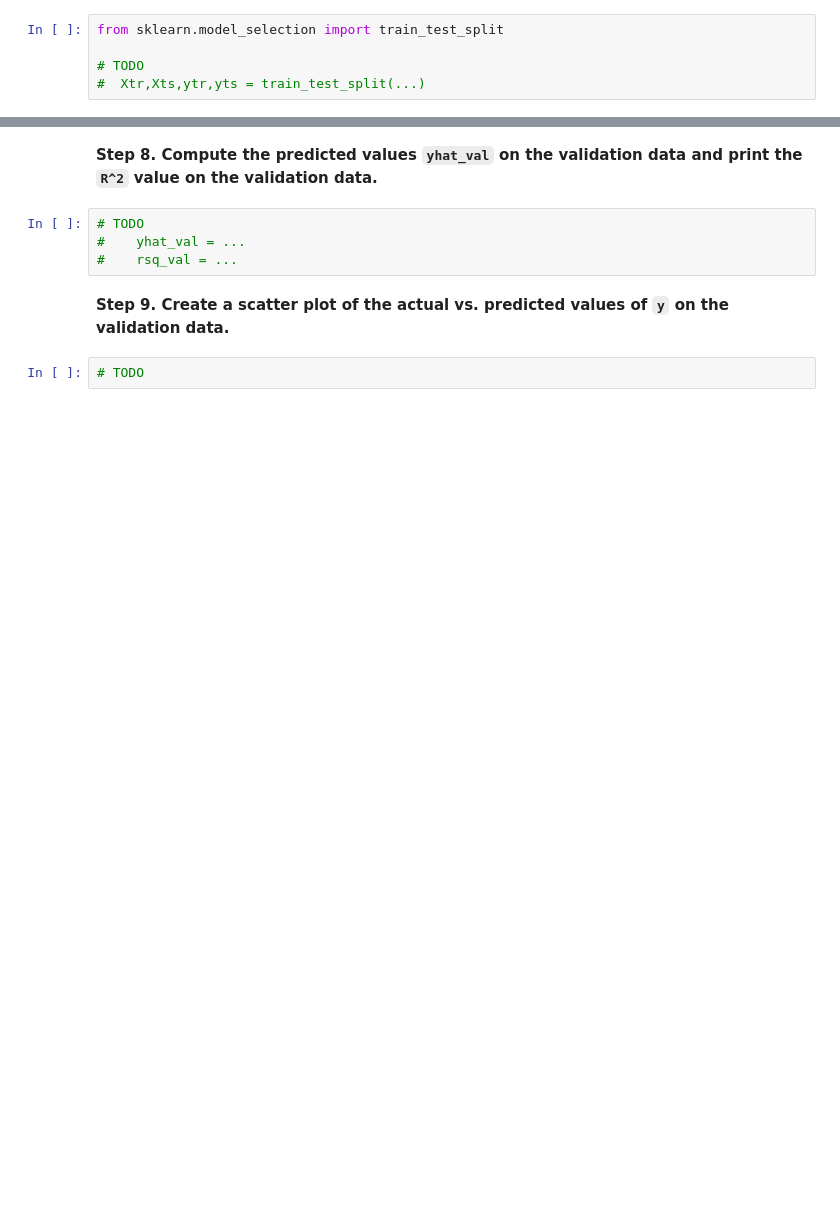
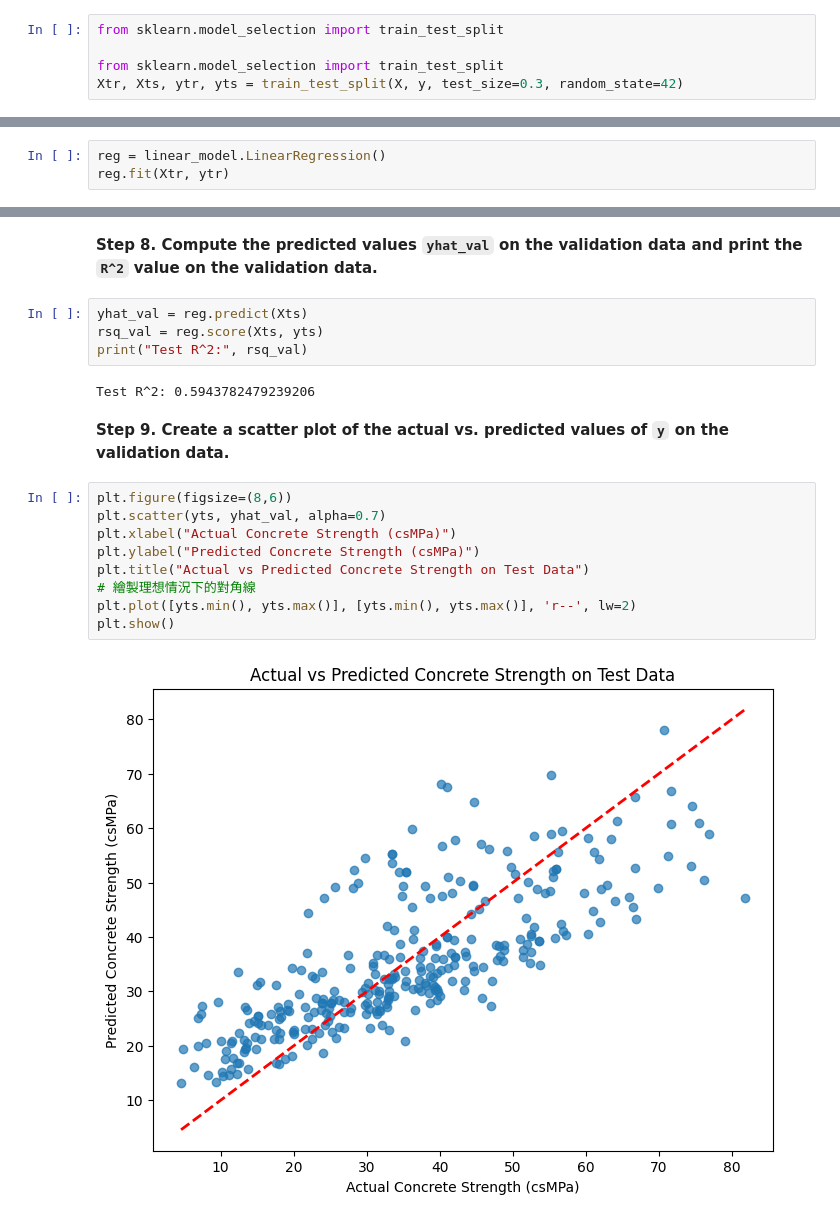
Before and after one commit to fatcat1077/ML_practice, a Jupyter notebook: [HW1_Template]_Multivariable_Regression.ipynb, the cells around one changed output, grey strips where cells are left out. Drawn from its saved outputs; the diff is of its cells as text; blank space fills up the shorter version.

Commit message:
update linear model

```diff
--- a/[HW1_Template]_Multivariable_Regression.ipynb
+++ b/[HW1_Template]_Multivariable_Regression.ipynb
@@ -138,8 +138,8 @@ You also can do the splitting manually or use the `sklearn` package `train_test_
 # %%
 from sklearn.model_selection import train_test_split
 
-# TODO
-#  Xtr,Xts,ytr,yts = train_test_split(...)
+from sklearn.model_selection import train_test_split
+Xtr, Xts, ytr, yts = train_test_split(X, y, test_size=0.3, random_state=42)
 # %% [markdown]
 **Step 6. Fit a Linear Model**
 
@@ -150,0 +147,3 @@ Create a linear regression model object `reg` and fit the model on the training
+# %%
+reg = linear_model.LinearRegression()
+reg.fit(Xtr, ytr)
@@ -157,10 +160,21 @@ Create a linear regression model object `reg` and fit the model on the training
 # %% [markdown]
 **Step 8. Compute the predicted values `yhat_val` on the validation data and print the `R^2` value on the validation data.**
-# %%
-# TODO
-#    yhat_val = ...
-#    rsq_val = ...
+# %%
+yhat_val = reg.predict(Xts)
+rsq_val = reg.score(Xts, yts)
+print("Test R^2:", rsq_val)
+# %% [output]
+Test R^2: 0.5943782479239206
 # %% [markdown]
 **Step 9. Create a scatter plot of the actual vs. predicted values of `y` on the validation data.**
-# %%
-# TODO
+# %%
+plt.figure(figsize=(8,6))
+plt.scatter(yts, yhat_val, alpha=0.7)
+plt.xlabel("Actual Concrete Strength (csMPa)")
+plt.ylabel("Predicted Concrete Strength (csMPa)")
+plt.title("Actual vs Predicted Concrete Strength on Test Data")
+# 繪製理想情況下的對角線
+plt.plot([yts.min(), yts.max()], [yts.min(), yts.max()], 'r--', lw=2)
+plt.show()
+# %% [output]
+[figure, added]
```
Also changed, not shown: parts of 5 cells of this notebook.
